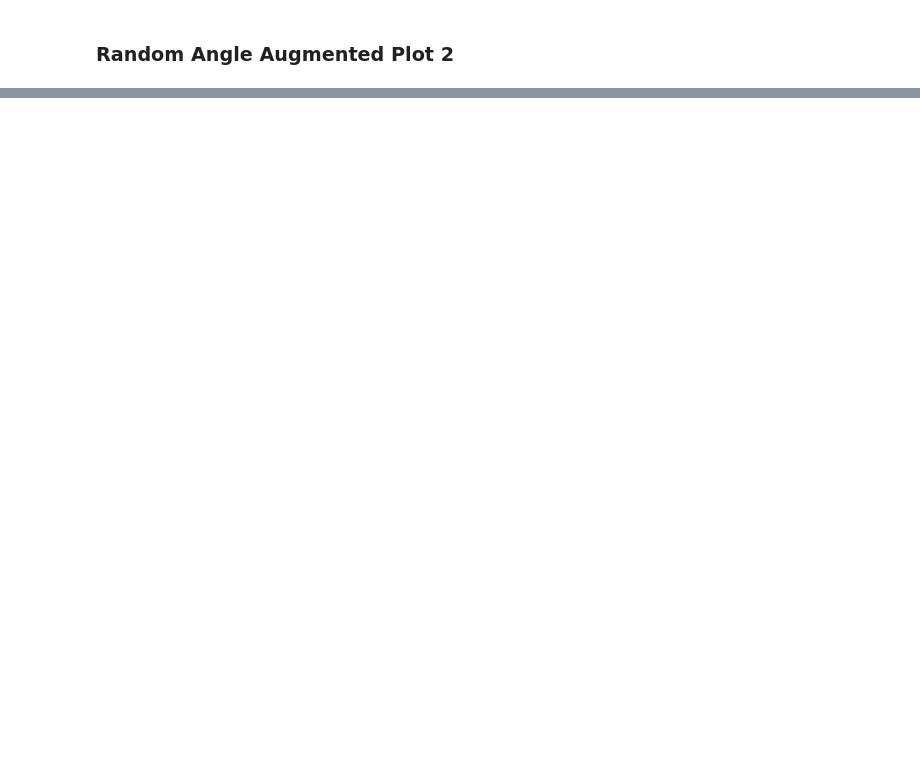
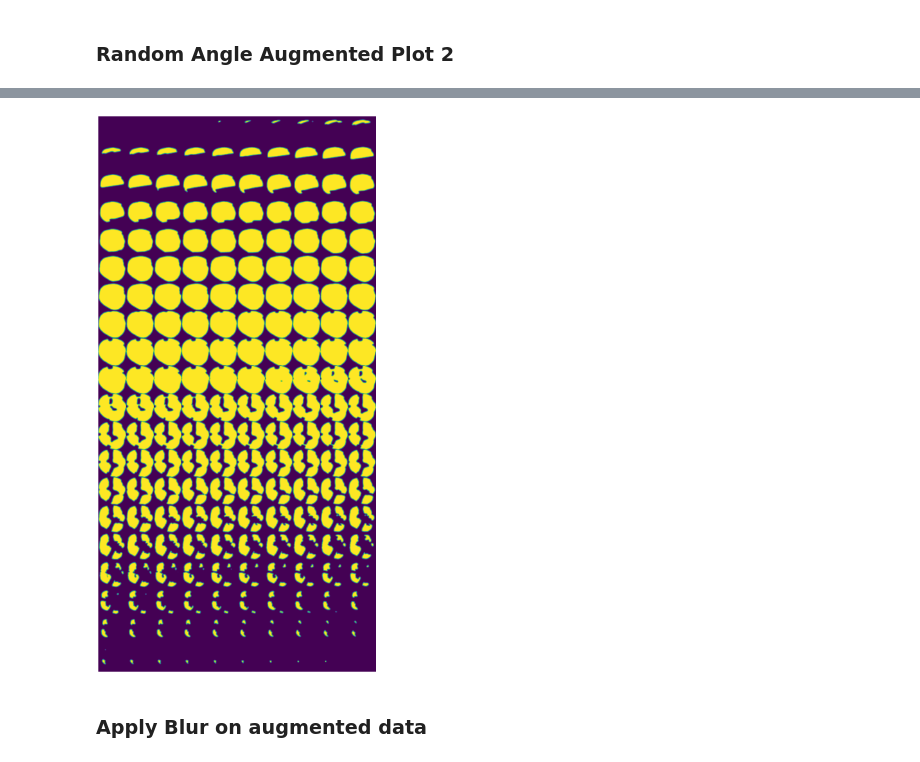
Before and after one commit to Awsaf780/STL-Processing, a Jupyter notebook: 04 - Augmentation (storage efficient) and Gaussian Blur.ipynb, the cells around one changed output, grey strips where cells are left out. Drawn from its saved outputs; the diff is of its cells as text; code cells hidden in the pictures; blank space fills up the shorter version.

```diff
--- a/04 - Augmentation (storage efficient) and Gaussian Blur.ipynb
+++ b/04 - Augmentation (storage efficient) and Gaussian Blur.ipynb
@@ -222,0 +177,15 @@ plt.imshow(sobel_OR)
+# %%
+def apply_gaussian_blur(data, kernel):
+    """
+    data -> multidimentional numpy array
+    kernel -> (x,y) tuple consisting of odd numbers
+    """
+
+    gauss_blurr = []
+
+    x,_,_ = data.shape
+    for i in range(x):
+        blurred = cv2.GaussianBlur(data[i].astype('float32'), kernel,cv2.BORDER_DEFAULT)
+        gauss_blurr.append(blurred)
+
+    return np.asarray(gauss_blurr)
@@ -222,0 +194,9 @@ plt.imshow(sobel_OR)
+# %%
+kernel = (15,15)
+gaussian_org = apply_gaussian_blur(data, kernel)
+# %%
+plot_slices(20, 10, 256, 256, gaussian_org[:200, :, :])
+# %% [output]
+[figure, added]
+# %% [markdown]
+### Apply Blur on augmented data
```
Also changed, not shown: parts of 43 cells of this notebook.
